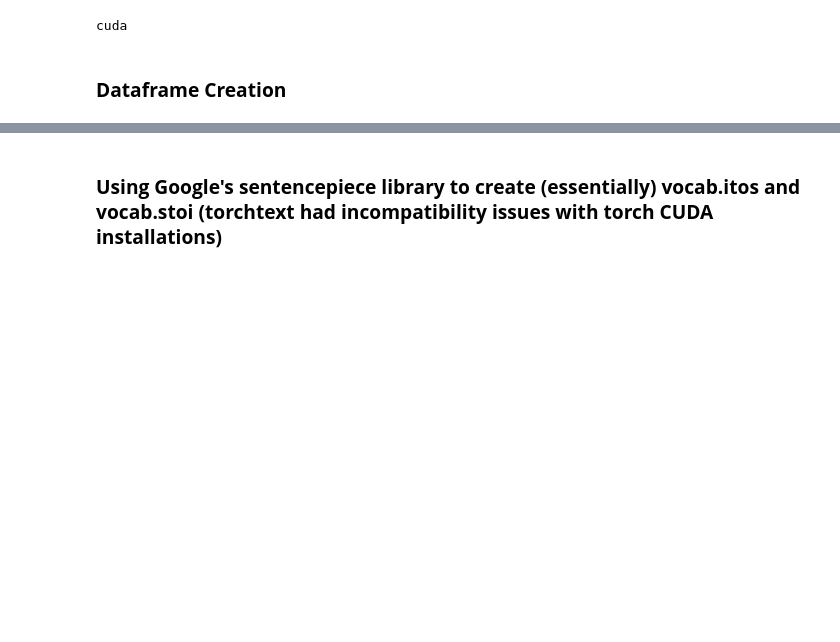
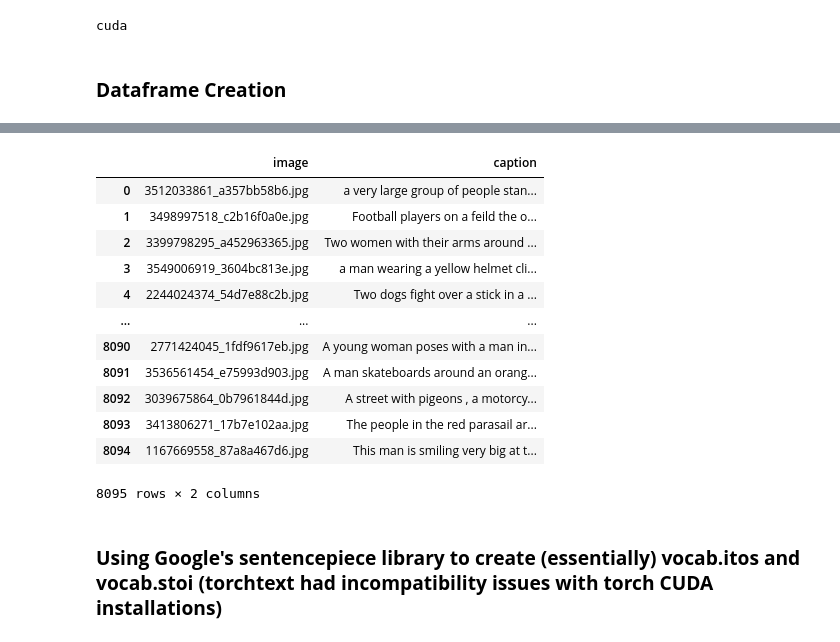
Before and after one commit to YKH2020/aipi-590-project4, a Jupyter notebook: img_cap.ipynb, the cells around one changed output, grey strips where cells are left out. Cells and saved outputs as stored; diff of their text form; code cells hidden in the pictures; blank space fills up the shorter version.

```diff
--- a/img_cap.ipynb
+++ b/img_cap.ipynb
@@ -45,4 +47,11 @@ df = pd.read_csv(captions_file)
 
 # Shuffle if desired
 df = df.sample(frac=1, random_state=42).reset_index(drop=True)
-df
+unique_images = df['image'].unique()
+
+train_images, test_images = train_test_split(unique_images, test_size=0.2, random_state=42)
+
+# Create train and test DataFrames by filtering
+train_df = df[df['image'].isin(train_images)].reset_index(drop=True)
+test_df = df[df['image'].isin(test_images)].reset_index(drop=True)
+df = train_df
@@ -63,3 +74,19 @@ df
+# %%
+test_df
+# %% [output]
+|  | image | caption |
+| 0 | 3512033861_a357bb58b6.jpg | a very large group of people stan... |
+| 1 | 3498997518_c2b16f0a0e.jpg | Football players on a feild the o... |
+| 2 | 3399798295_a452963365.jpg | Two women with their arms around ... |
+| 3 | 3549006919_3604bc813e.jpg | a man wearing a yellow helmet cli... |
+| 4 | 2244024374_54d7e88c2b.jpg | Two dogs fight over a stick in a ... |
+| ... | ... | ... |
+| 8090 | 2771424045_1fdf9617eb.jpg | A young woman poses with a man in... |
+| 8091 | 3536561454_e75993d903.jpg | A man skateboards around an orang... |
+| 8092 | 3039675864_0b7961844d.jpg | A street with pigeons , a motorcy... |
+| 8093 | 3413806271_17b7e102aa.jpg | The people in the red parasail ar... |
+| 8094 | 1167669558_87a8a467d6.jpg | This man is smiling very big at t... |
+8095 rows × 2 columns
 # %% [markdown]
 ### __Using Google's sentencepiece library to create (essentially) vocab.itos and vocab.stoi (torchtext had incompatibility issues with torch CUDA installations)__
 # %%
```
Also changed, not shown: parts of 14 cells of this notebook.
